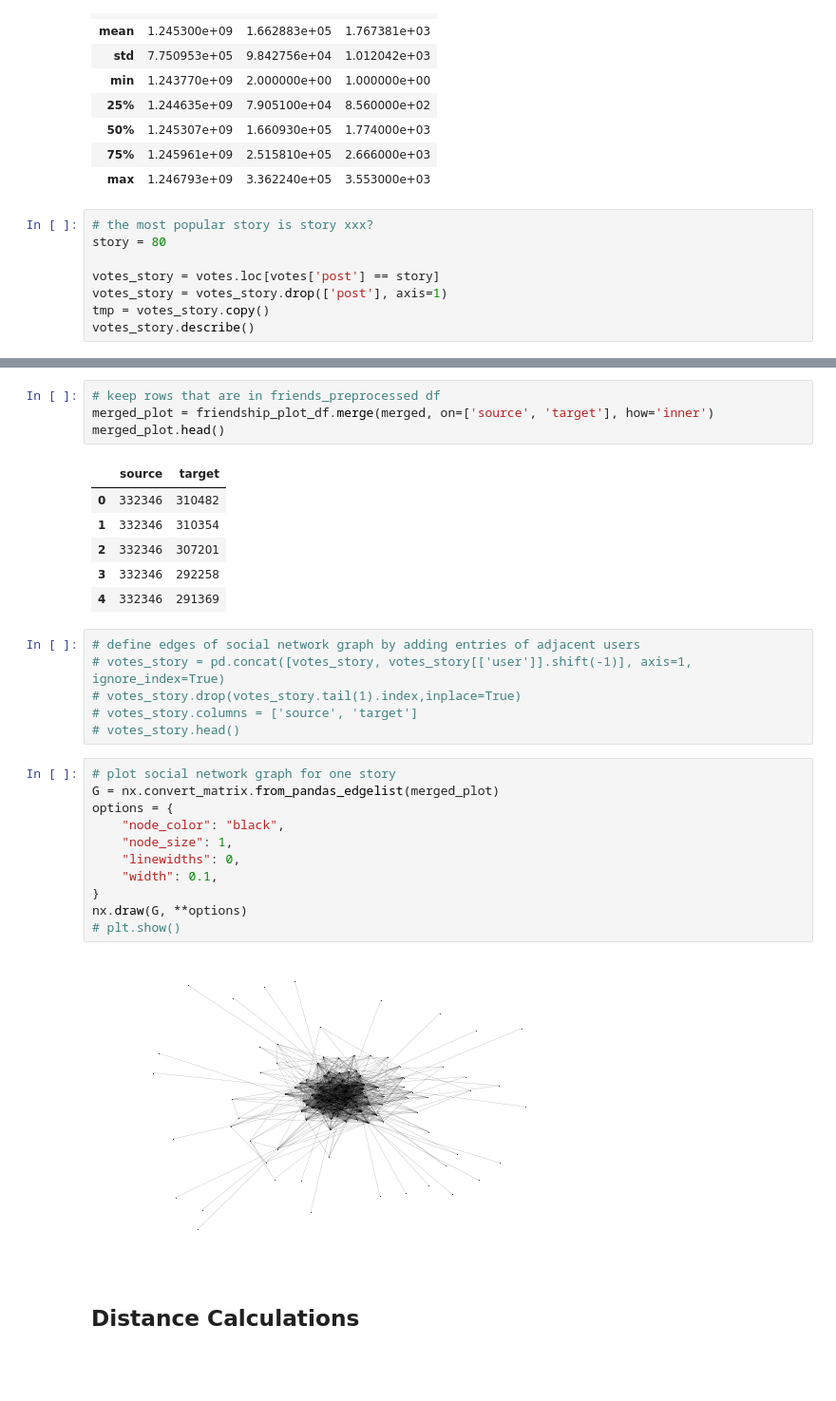
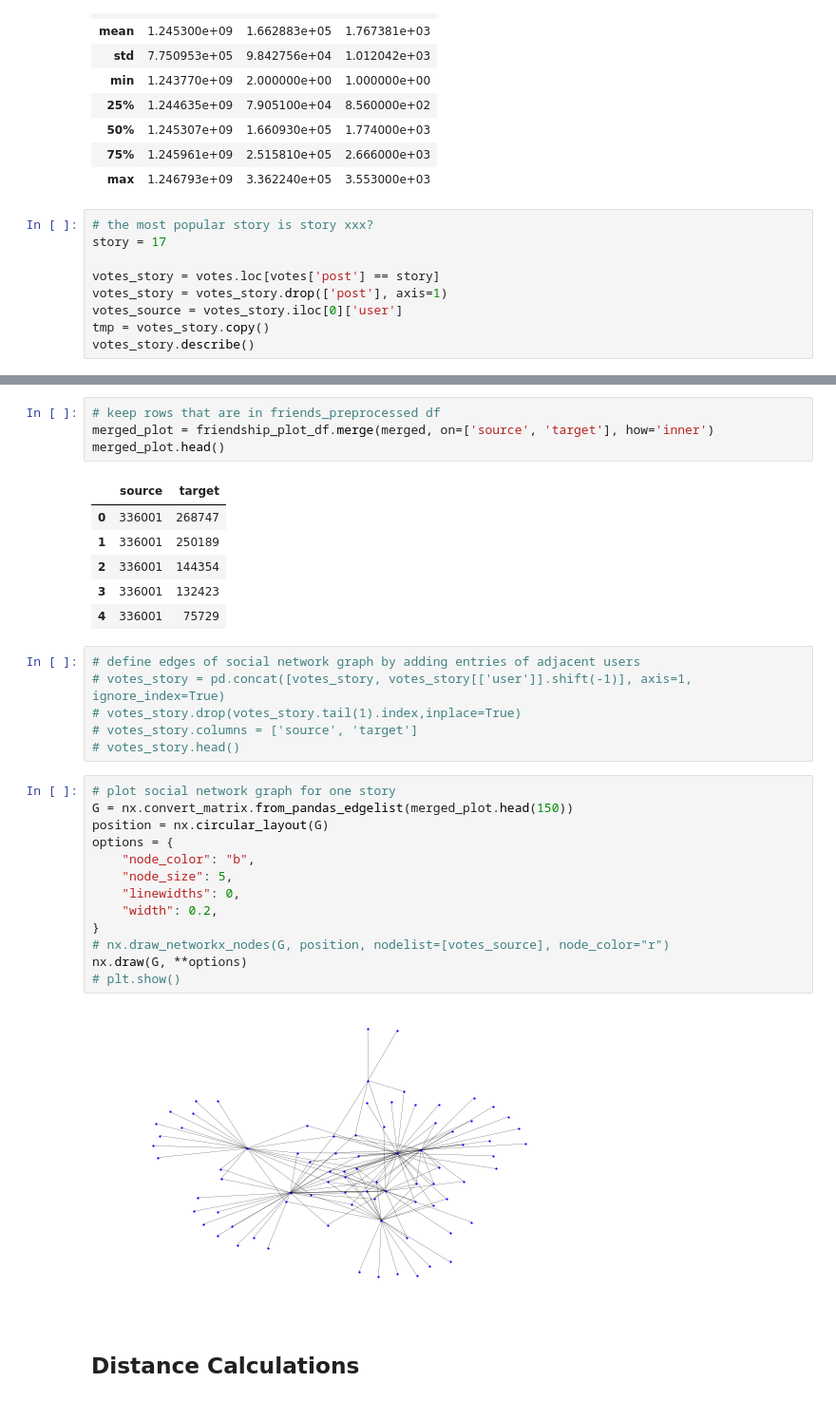
Before and after one commit to peterhuson/information-diffusion, a Jupyter notebook: Exploratory Plots & Distance Calculations.ipynb, the cells around one changed output, grey strips where cells are left out. Shown at 95% size. Saved outputs shown, nothing was run; the diff lists cells and outputs as text; blank space fills up the shorter version.

Commit message:
generate final social network plot, distances histogram

```diff
--- a/Exploratory Plots & Distance Calculations.ipynb
+++ b/Exploratory Plots & Distance Calculations.ipynb
@@ -132,10 +142,11 @@ votes.describe()
 | max | 1.246793e+09 | 3.362240e+05 | 3.553000e+03 |
 # %%
 # the most popular story is story xxx?
-story = 80
+story = 17
 
 votes_story = votes.loc[votes['post'] == story]
 votes_story = votes_story.drop(['post'], axis=1)
+votes_source = votes_story.iloc[0]['user']
 tmp = votes_story.copy()
 votes_story.describe()
 # %% [output]
@@ -172,11 +183,11 @@ merged_plot = friendship_plot_df.merge(merged, on=['source', 'target'], how='inn
 merged_plot.head()
 # %% [output]
 |  | source | target |
-| 0 | 332346 | 310482 |
-| 1 | 332346 | 310354 |
-| 2 | 332346 | 307201 |
-| 3 | 332346 | 292258 |
-| 4 | 332346 | 291369 |
+| 0 | 336001 | 268747 |
+| 1 | 336001 | 250189 |
+| 2 | 336001 | 144354 |
+| 3 | 336001 | 132423 |
+| 4 | 336001 | 75729 |
 # %%
 # define edges of social network graph by adding entries of adjacent users
 # votes_story = pd.concat([votes_story, votes_story[['user']].shift(-1)], axis=1, ignore_index=True)
@@ -185,17 +196,19 @@ merged_plot.head()
 # votes_story.head()
 # %%
 # plot social network graph for one story
-G = nx.convert_matrix.from_pandas_edgelist(merged_plot)
+G = nx.convert_matrix.from_pandas_edgelist(merged_plot.head(150))
+position = nx.circular_layout(G)
 options = {
-    "node_color": "black",
-    "node_size": 1,
+    "node_color": "b",
+    "node_size": 5,
     "linewidths": 0,
-    "width": 0.1,
+    "width": 0.2,
 }
+# nx.draw_networkx_nodes(G, position, nodelist=[votes_source], node_color="r")
 nx.draw(G, **options)
 # plt.show()
 # %% [output]
-[figure, old version]
+[figure, new version]
 # %% [markdown]
 ## Distance Calculations
 # %%
```
Also changed, not shown: parts of 20 cells of this notebook.
